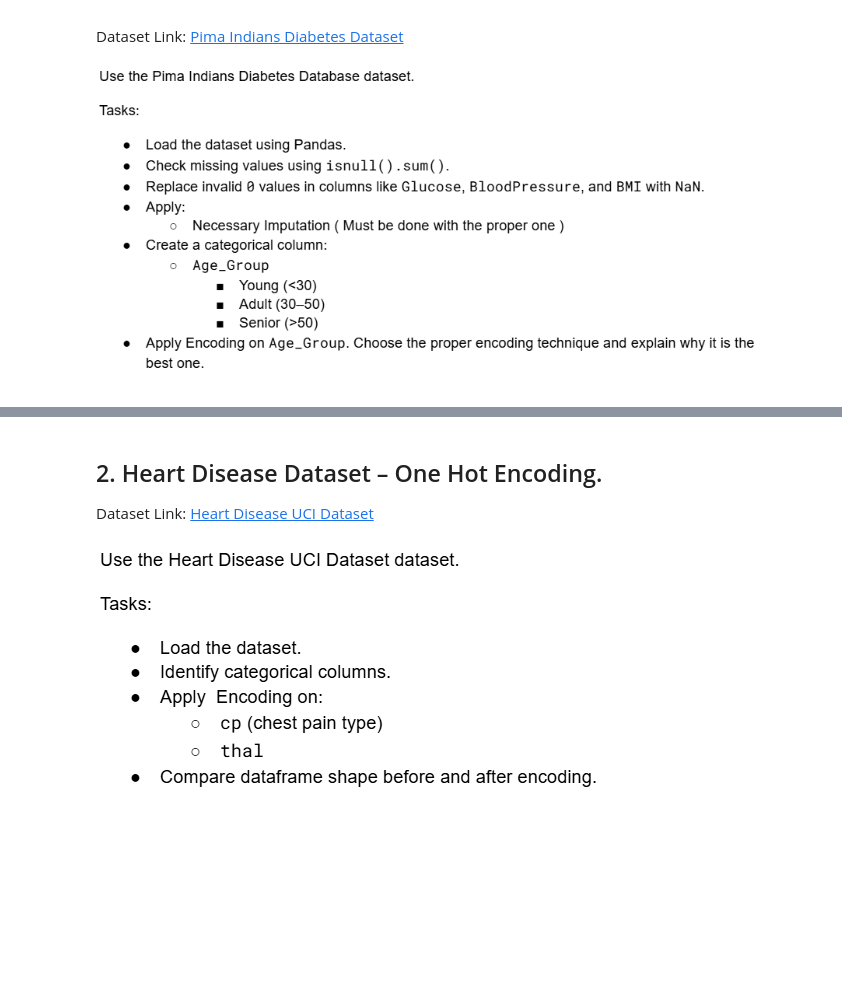
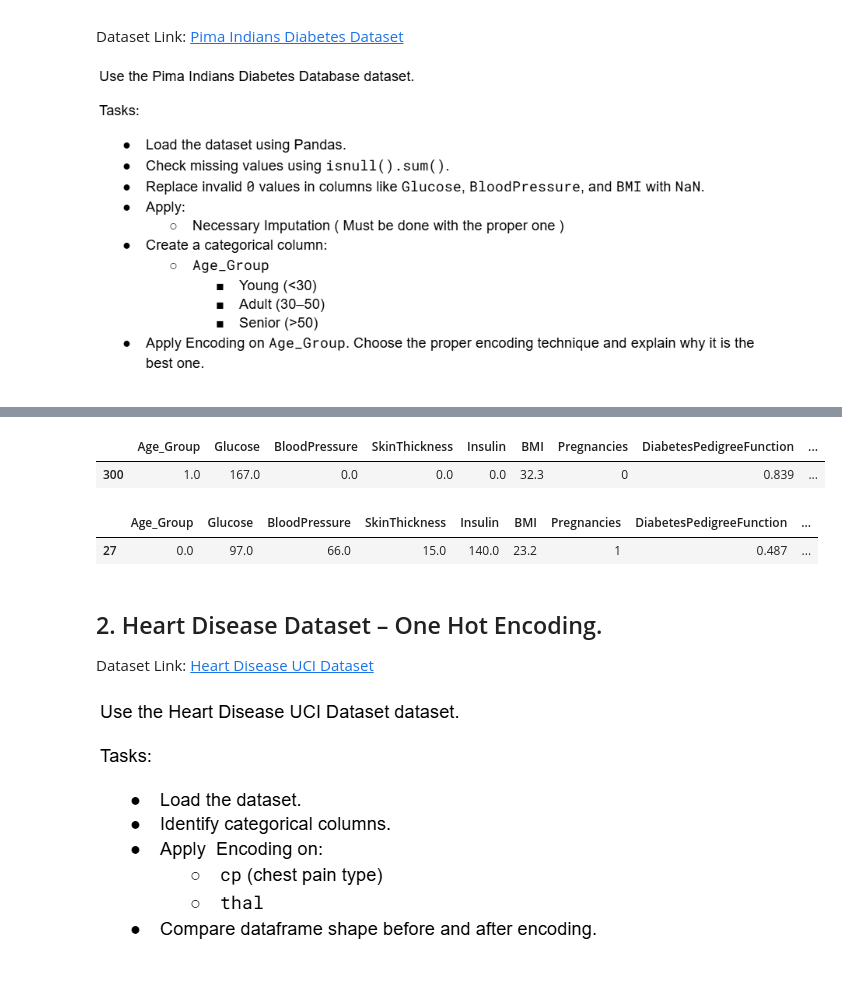
Before and after one commit to itskawsarjamil/ds_ml_signal, a Jupyter notebook: phitron_ai_ml/machine_learning/week2/module7/practice/practice_sol.ipynb, the cells around one changed output, grey strips where cells are left out. Drawn from its saved outputs; the diff is of its cells as text; code cells hidden in the pictures; blank space fills up the shorter version.

```diff
--- a/phitron_ai_ml/machine_learning/week2/module7/practice/practice_sol.ipynb
+++ b/phitron_ai_ml/machine_learning/week2/module7/practice/practice_sol.ipynb
@@ -59,3 +83,24 @@ df.sample()
+# %%
+encodertransformer=ColumnTransformer(
+    transformers = [
+        ('encoder', OrdinalEncoder(categories=[['Young','Adult','Senior']]),['Age_Group'])
+    ],
+    verbose_feature_names_out=False,
+    remainder='passthrough'
+)
+encodertransformer.set_output(transform='pandas')
+
+df=encodertransformer.fit_transform(df)
+df.sample()
+# %% [output]
+|  | Age_Group | Glucose | BloodPressure | SkinThickness | Insulin | BMI | Pregnancies | DiabetesPedigreeFunction | ... |
+| 300 | 1.0 | 167.0 | 0.0 | 0.0 | 0.0 | 32.3 | 0 | 0.839 | ... |
+# %%
+# df=df.drop('encoded_age_group',axis=1)
+df.sample()
+# %% [output]
+|  | Age_Group | Glucose | BloodPressure | SkinThickness | Insulin | BMI | Pregnancies | DiabetesPedigreeFunction | ... |
+| 27 | 0.0 | 97.0 | 66.0 | 15.0 | 140.0 | 23.2 | 1 | 0.487 | ... |
 # %% [markdown]
 <h2>2. Heart Disease Dataset – One Hot Encoding.</h2>
 
```
Also changed, not shown: parts of 8 cells of this notebook, 2 other files.
